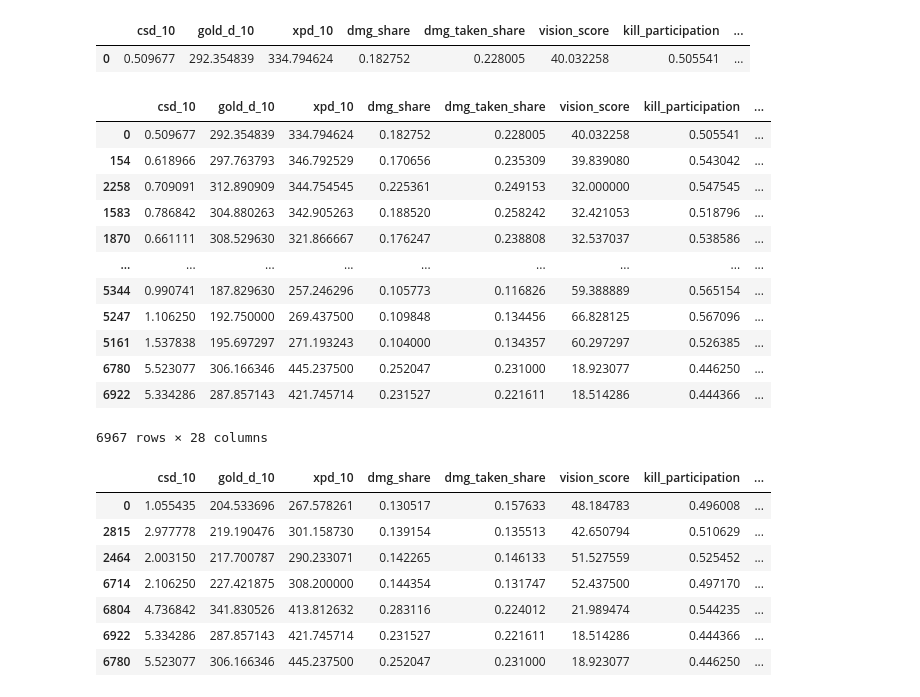
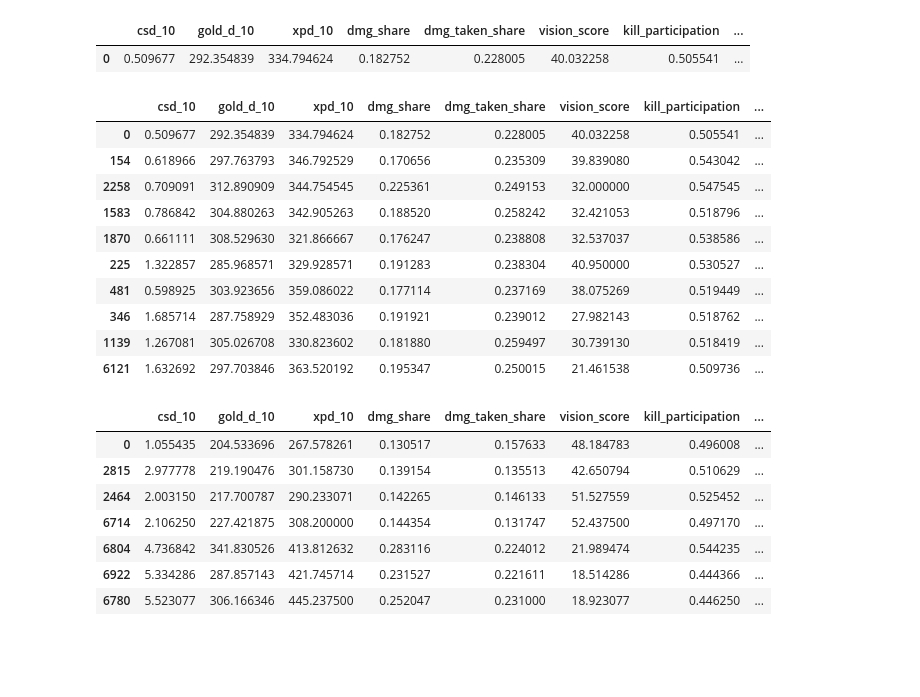
Before and after one commit to gwenrathgeber/lol_role_models_recommender, a Jupyter notebook: code/Recommendation system.ipynb, the cells around one changed output. Cells and saved outputs as stored; diff of their text form; code cells hidden in the pictures; blank space fills up the shorter version.

```diff
--- a/code/Recommendation system.ipynb
+++ b/code/Recommendation system.ipynb
@@ -83,21 +83,19 @@ james
 |  | csd_10 | gold_d_10 | xpd_10 | dmg_share | dmg_taken_share | vision_score | kill_participation | ... |
 | 0 | 0.509677 | 292.354839 | 334.794624 | 0.182752 | 0.228005 | 40.032258 | 0.505541 | ... |
 # %%
-pd.concat([james,role_models.sort_values('jr_similarity')])
+pd.concat([james,role_models.sort_values('jr_similarity')]).head(10)
 # %% [output]
 |  | csd_10 | gold_d_10 | xpd_10 | dmg_share | dmg_taken_share | vision_score | kill_participation | ... |
 | 0 | 0.509677 | 292.354839 | 334.794624 | 0.182752 | 0.228005 | 40.032258 | 0.505541 | ... |
 | 154 | 0.618966 | 297.763793 | 346.792529 | 0.170656 | 0.235309 | 39.839080 | 0.543042 | ... |
 | 2258 | 0.709091 | 312.890909 | 344.754545 | 0.225361 | 0.249153 | 32.000000 | 0.547545 | ... |
 | 1583 | 0.786842 | 304.880263 | 342.905263 | 0.188520 | 0.258242 | 32.421053 | 0.518796 | ... |
 | 1870 | 0.661111 | 308.529630 | 321.866667 | 0.176247 | 0.238808 | 32.537037 | 0.538586 | ... |
-| ... | ... | ... | ... | ... | ... | ... | ... | ... |
-| 5344 | 0.990741 | 187.829630 | 257.246296 | 0.105773 | 0.116826 | 59.388889 | 0.565154 | ... |
-| 5247 | 1.106250 | 192.750000 | 269.437500 | 0.109848 | 0.134456 | 66.828125 | 0.567096 | ... |
-| 5161 | 1.537838 | 195.697297 | 271.193243 | 0.104000 | 0.134357 | 60.297297 | 0.526385 | ... |
-| 6780 | 5.523077 | 306.166346 | 445.237500 | 0.252047 | 0.231000 | 18.923077 | 0.446250 | ... |
-| 6922 | 5.334286 | 287.857143 | 421.745714 | 0.231527 | 0.221611 | 18.514286 | 0.444366 | ... |
+| 225 | 1.322857 | 285.968571 | 329.928571 | 0.191283 | 0.238304 | 40.950000 | 0.530527 | ... |
+| 481 | 0.598925 | 303.923656 | 359.086022 | 0.177114 | 0.237169 | 38.075269 | 0.519449 | ... |
+| 346 | 1.685714 | 287.758929 | 352.483036 | 0.191921 | 0.239012 | 27.982143 | 0.518762 | ... |
+| 1139 | 1.267081 | 305.026708 | 330.823602 | 0.181880 | 0.259497 | 30.739130 | 0.518419 | ... |
+| 6121 | 1.632692 | 297.703846 | 363.520192 | 0.195347 | 0.250015 | 21.461538 | 0.509736 | ... |
-6967 rows × 28 columns
 # %%
 pd.concat([james,role_models.iloc[[2815,2464,6714,6804,6922,6780],:]])
 # %% [output]
```
Also changed, not shown: 6 other files.
